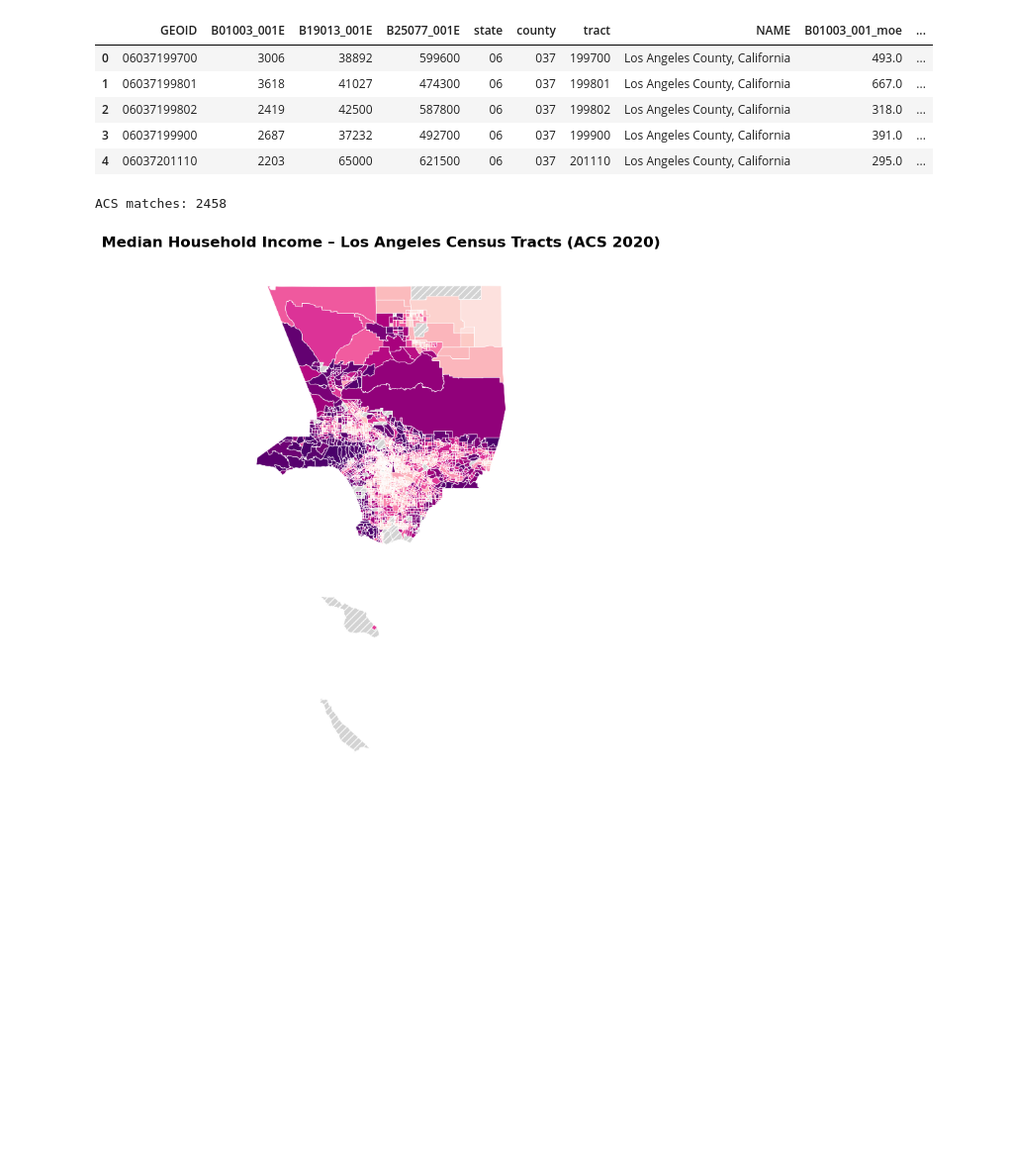
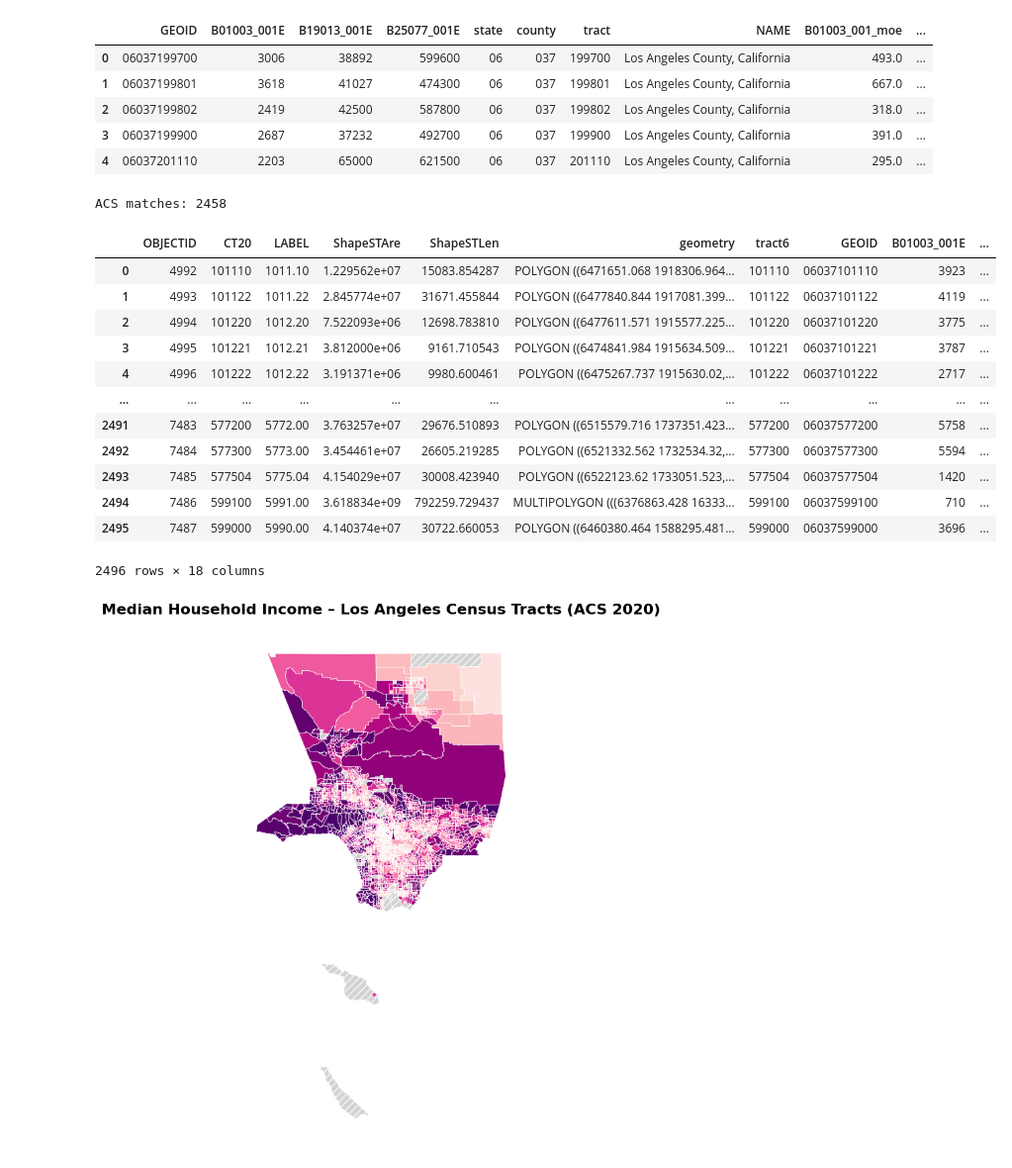
Before and after one commit to kotharisoumil/DTSC-3602-Group-12-Project, a Jupyter notebook: Finalbringing_in_geoid_and_merge_census.ipynb, the cells around one changed output. Shown at 99% size. Saved outputs shown, nothing was run; the diff lists cells and outputs as text; code cells hidden in the pictures; blank space fills up the shorter version.

```diff
--- a/Finalbringing_in_geoid_and_merge_census.ipynb
+++ b/Finalbringing_in_geoid_and_merge_census.ipynb
@@ -222,10 +221,24 @@ ACS shape: (2498, 11)
 # %%
 merged_geo = tracts.merge(acs_la, on="GEOID", how="left")
 
 # Check how many tracts matched
 print("ACS matches:", merged_geo["B19013_001E"].notna().sum())
+merged_geo
 # %% [output]
 ACS matches: 2458
+|  | OBJECTID | CT20 | LABEL | ShapeSTAre | ShapeSTLen | geometry | tract6 | GEOID | B01003_001E | ... |
+| 0 | 4992 | 101110 | 1011.10 | 1.229562e+07 | 15083.854287 | POLYGON ((6471651.068 1918306.964... | 101110 | 06037101110 | 3923 | ... |
+| 1 | 4993 | 101122 | 1011.22 | 2.845774e+07 | 31671.455844 | POLYGON ((6477840.844 1917081.399... | 101122 | 06037101122 | 4119 | ... |
+| 2 | 4994 | 101220 | 1012.20 | 7.522093e+06 | 12698.783810 | POLYGON ((6477611.571 1915577.225... | 101220 | 06037101220 | 3775 | ... |
+| 3 | 4995 | 101221 | 1012.21 | 3.812000e+06 | 9161.710543 | POLYGON ((6474841.984 1915634.509... | 101221 | 06037101221 | 3787 | ... |
+| 4 | 4996 | 101222 | 1012.22 | 3.191371e+06 | 9980.600461 | POLYGON ((6475267.737 1915630.02,... | 101222 | 06037101222 | 2717 | ... |
+| ... | ... | ... | ... | ... | ... | ... | ... | ... | ... | ... |
+| 2491 | 7483 | 577200 | 5772.00 | 3.763257e+07 | 29676.510893 | POLYGON ((6515579.716 1737351.423... | 577200 | 06037577200 | 5758 | ... |
+| 2492 | 7484 | 577300 | 5773.00 | 3.454461e+07 | 26605.219285 | POLYGON ((6521332.562 1732534.32,... | 577300 | 06037577300 | 5594 | ... |
+| 2493 | 7485 | 577504 | 5775.04 | 4.154029e+07 | 30008.423940 | POLYGON ((6522123.62 1733051.523,... | 577504 | 06037577504 | 1420 | ... |
+| 2494 | 7486 | 599100 | 5991.00 | 3.618834e+09 | 792259.729437 | MULTIPOLYGON (((6376863.428 16333... | 599100 | 06037599100 | 710 | ... |
+| 2495 | 7487 | 599000 | 5990.00 | 4.140374e+07 | 30722.660053 | POLYGON ((6460380.464 1588295.481... | 599000 | 06037599000 | 3696 | ... |
+2496 rows × 18 columns
 # %%
 column_to_plot = "B19013_001E"  # ACS Median Household Income
 
```
Also changed, not shown: parts of 9 cells of this notebook.
